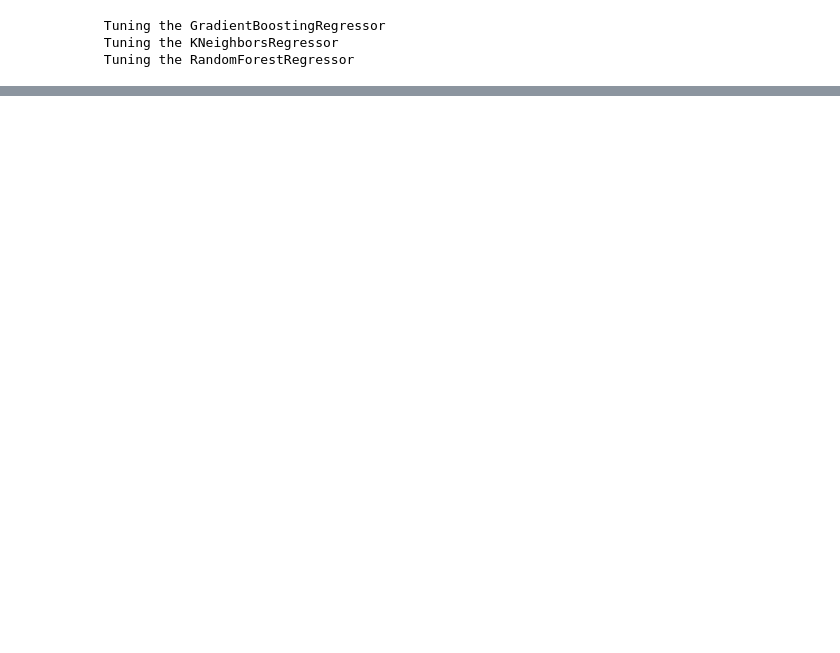
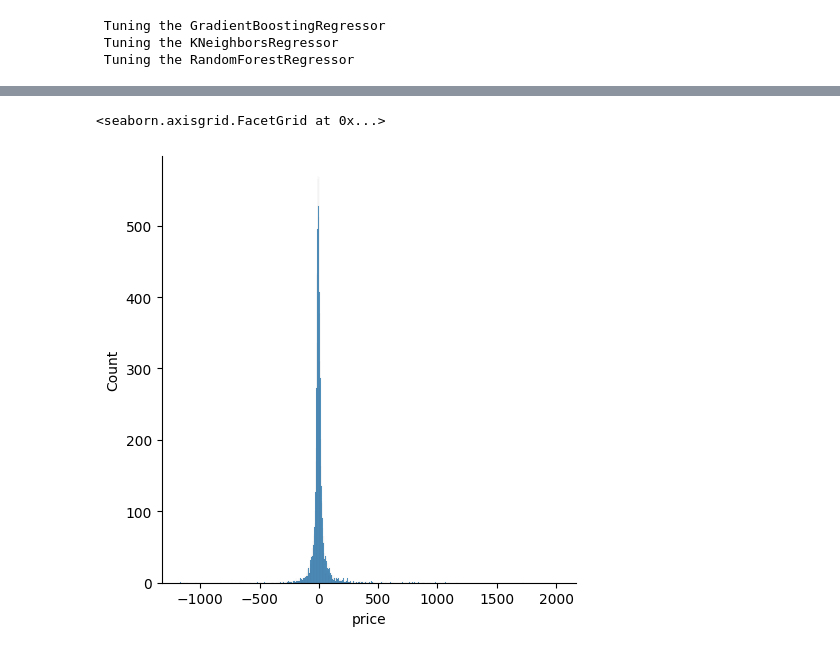
Before and after one commit to sharmi-jes/Bangalore-House-Prices, a Jupyter notebook: notebook/model_training.ipynb, the cells around one changed output, grey strips where cells are left out. Drawn from its saved outputs; the diff is of its cells as text; code cells hidden in the pictures; blank space fills up the shorter version.

```diff
--- a/notebook/model_training.ipynb
+++ b/notebook/model_training.ipynb
@@ -304,0 +329,6 @@ best_model[model_name]=random_search.best_estimator_
+# %%
+import seaborn as sns
+sns.displot(residuals)
+# %% [output]
+<seaborn.axisgrid.FacetGrid at 0x...>
+[figure, added]
```
Also changed, not shown: parts of 11 cells of this notebook, 9 other files.
